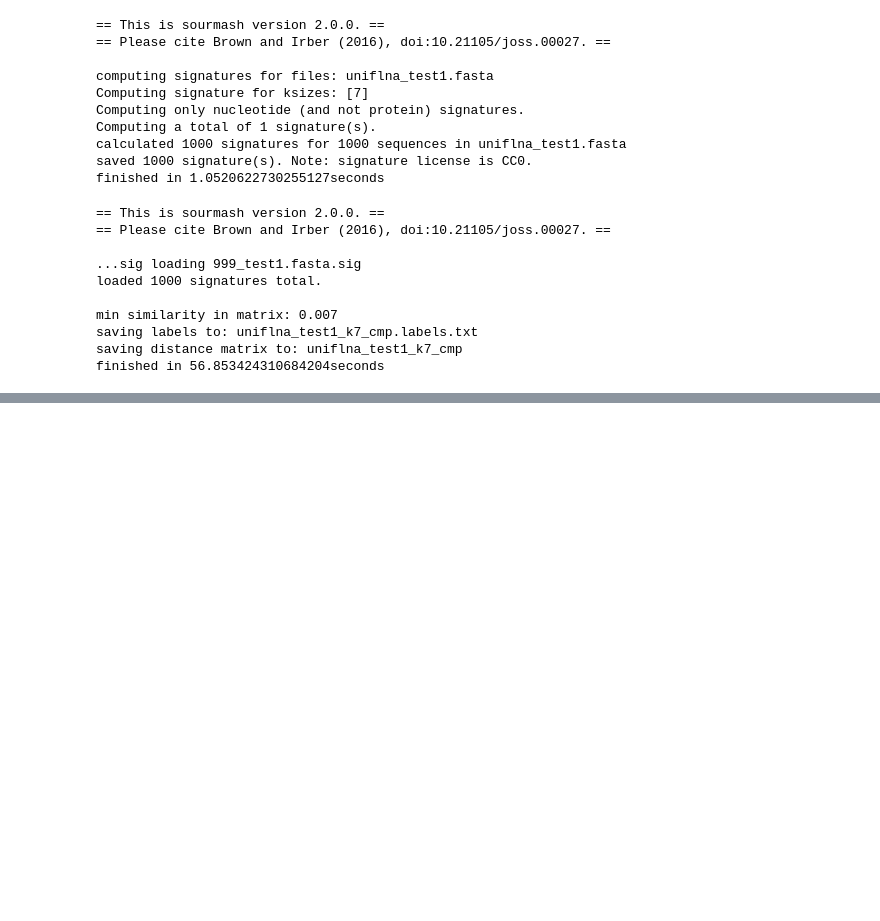
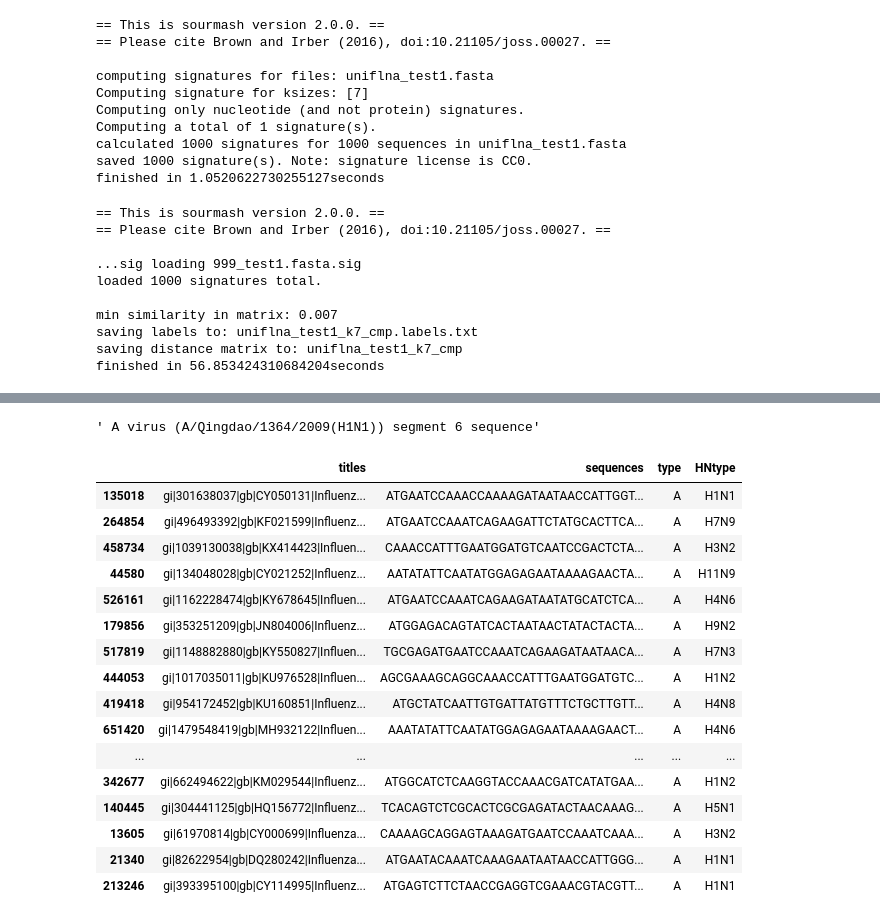
Before and after one commit to lukas-gust/data_mining_influenza, a Jupyter notebook: sourmash_flu_test.ipynb, the cells around one changed output, grey strips where cells are left out. Drawn from its saved outputs; the diff is of its cells as text; code cells hidden in the pictures; blank space fills up the shorter version.

```diff
--- a/sourmash_flu_test.ipynb
+++ b/sourmash_flu_test.ipynb
@@ -462,0 +546,47 @@ uniflna_test1.to_csv("uniflna_test1.csv")
+# %%
+uniflna_smalltest.titles.values[0].split('Influenza',1)[1].split('')
+# %% [output]
+' A virus (A/Qingdao/1364/2009(H1N1)) segment 6 sequence'
+# %%
+def virus_type(row):
+    if 'Influenza A virus' in row['titles']:
+        return('A')
+    if 'Influenza B virus' in row['titles']:
+        return('B')
+    if 'Influenza C virus' in row['titles']:
+        return('C')
+    else:
+        return('unk')
+# %%
+uniflna_smalltest['type'] = uniflna_smalltest.apply(virus_type, axis=1)
+# %%
+import re
+def HN_type(row):
+    #print(row['titles'])
+    gtm = re.search(r'(?:\(H)(.*)(\){2})', row['titles'])
+    if gtm==None:
+        return('none')
+    else:
+        return(re.sub(r'[\(\)]', '', gtm.group(0)))
+# %%
+uniflna_smalltest['HNtype'] = uniflna_smalltest.apply(HN_type, axis=1)
+# %%
+uniflna_smalltest
+# %% [output]
+|  | titles | sequences | type | HNtype |
+| 135018 | gi|301638037|gb|CY050131|Influenz... | ATGAATCCAAACCAAAAGATAATAACCATTGGT... | A | H1N1 |
+| 264854 | gi|496493392|gb|KF021599|Influenz... | ATGAATCCAAATCAGAAGATTCTATGCACTTCA... | A | H7N9 |
+| 458734 | gi|1039130038|gb|KX414423|Influen... | CAAACCATTTGAATGGATGTCAATCCGACTCTA... | A | H3N2 |
+| 44580 | gi|134048028|gb|CY021252|Influenz... | AATATATTCAATATGGAGAGAATAAAAGAACTA... | A | H11N9 |
+| 526161 | gi|1162228474|gb|KY678645|Influen... | ATGAATCCAAATCAGAAGATAATATGCATCTCA... | A | H4N6 |
+| 179856 | gi|353251209|gb|JN804006|Influenz... | ATGGAGACAGTATCACTAATAACTATACTACTA... | A | H9N2 |
+| 517819 | gi|1148882880|gb|KY550827|Influen... | TGCGAGATGAATCCAAATCAGAAGATAATAACA... | A | H7N3 |
+| 444053 | gi|1017035011|gb|KU976528|Influen... | AGCGAAAGCAGGCAAACCATTTGAATGGATGTC... | A | H1N2 |
+| 419418 | gi|954172452|gb|KU160851|Influenz... | ATGCTATCAATTGTGATTATGTTTCTGCTTGTT... | A | H4N8 |
+| 651420 | gi|1479548419|gb|MH932122|Influen... | AAATATATTCAATATGGAGAGAATAAAAGAACT... | A | H4N6 |
+| ... | ... | ... | ... | ... |
+| 342677 | gi|662494622|gb|KM029544|Influenz... | ATGGCATCTCAAGGTACCAAACGATCATATGAA... | A | H1N2 |
+| 140445 | gi|304441125|gb|HQ156772|Influenz... | TCACAGTCTCGCACTCGCGAGATACTAACAAAG... | A | H5N1 |
+| 13605 | gi|61970814|gb|CY000699|Influenza... | CAAAAGCAGGAGTAAAGATGAATCCAAATCAAA... | A | H3N2 |
+| 21340 | gi|82622954|gb|DQ280242|Influenza... | ATGAATACAAATCAAAGAATAATAACCATTGGG... | A | H1N1 |
+| 213246 | gi|393395100|gb|CY114995|Influenz... | ATGAGTCTTCTAACCGAGGTCGAAACGTACGTT... | A | H1N1 |
```
Also changed, not shown: parts of 18 cells of this notebook, 1 other file.
